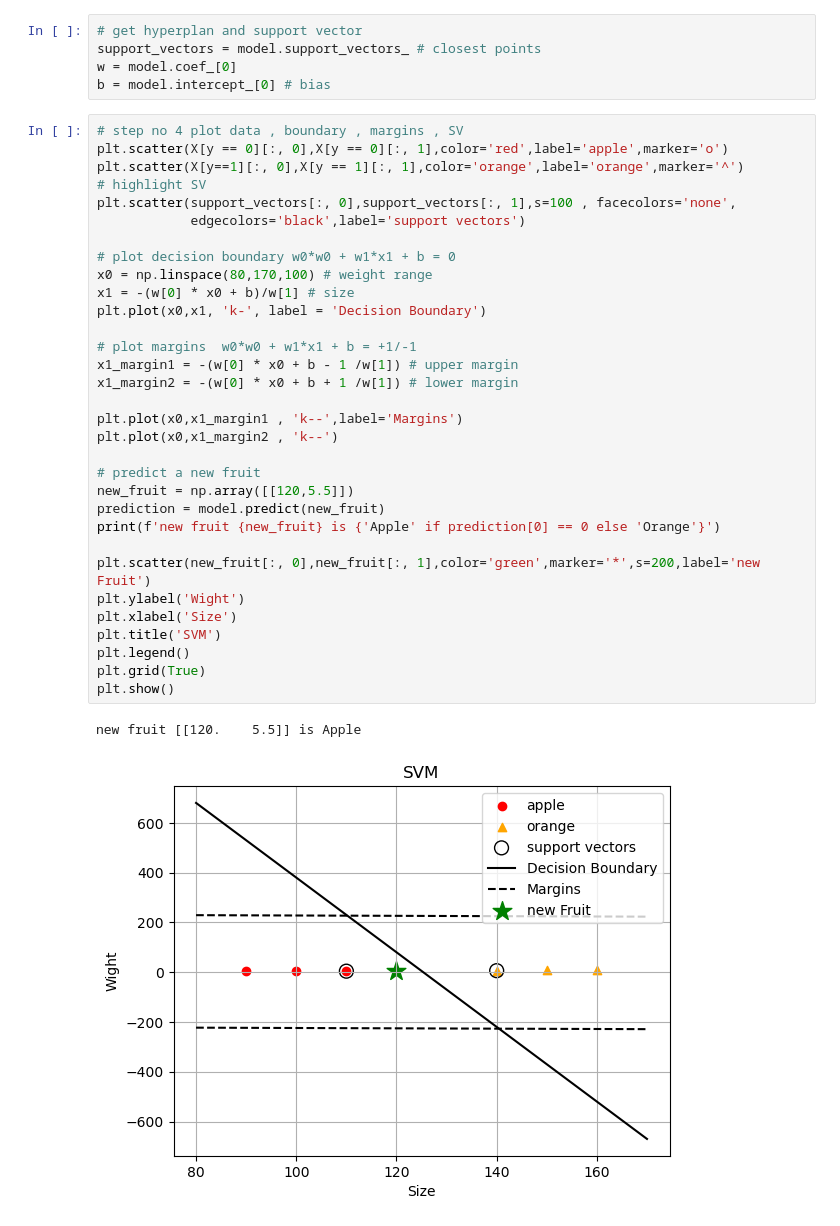
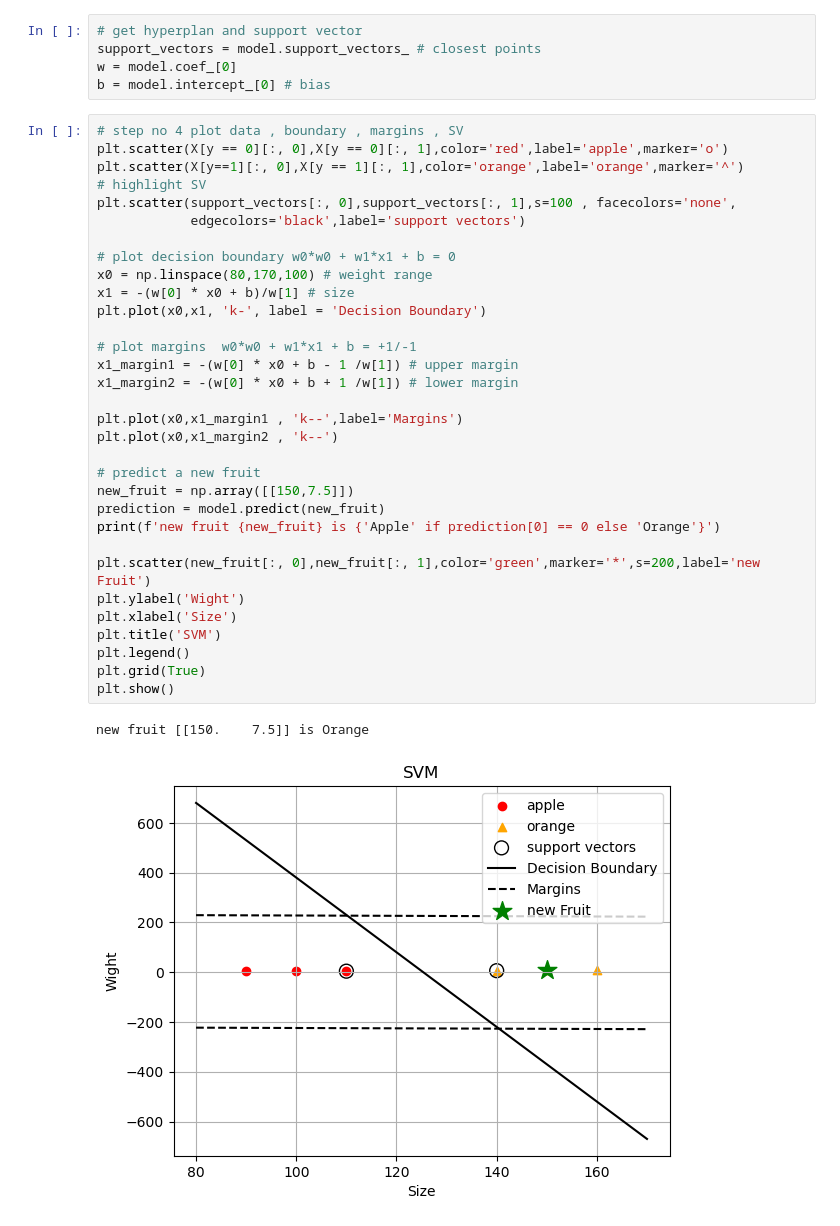
Before and after one commit to Pankaj-Str/Complete-Python-Mastery, a Jupyter notebook: 00 Examples/lecture08/Sep 08 2025/SVM_Example01.ipynb, the cells around one changed output. Saved outputs shown, nothing was run; the diff lists cells and outputs as text.

```diff
--- a/00 Examples/lecture08/Sep 08 2025/SVM_Example01.ipynb
+++ b/00 Examples/lecture08/Sep 08 2025/SVM_Example01.ipynb
@@ -30,33 +30,33 @@ b = model.intercept_[0] # bias
 plt.scatter(X[y == 0][:, 0],X[y == 0][:, 1],color='red',label='apple',marker='o')
 plt.scatter(X[y==1][:, 0],X[y == 1][:, 1],color='orange',label='orange',marker='^')
 # highlight SV
 plt.scatter(support_vectors[:, 0],support_vectors[:, 1],s=100 , facecolors='none',
             edgecolors='black',label='support vectors')
 
 # plot decision boundary w0*w0 + w1*x1 + b = 0
 x0 = np.linspace(80,170,100) # weight range
 x1 = -(w[0] * x0 + b)/w[1] # size
 plt.plot(x0,x1, 'k-', label = 'Decision Boundary')
 
 # plot margins  w0*w0 + w1*x1 + b = +1/-1
 x1_margin1 = -(w[0] * x0 + b - 1 /w[1]) # upper margin
 x1_margin2 = -(w[0] * x0 + b + 1 /w[1]) # lower margin
 
 plt.plot(x0,x1_margin1 , 'k--',label='Margins')
 plt.plot(x0,x1_margin2 , 'k--')
 
 # predict a new fruit
-new_fruit = np.array([[120,5.5]])
+new_fruit = np.array([[150,7.5]])
 prediction = model.predict(new_fruit)
 print(f'new fruit {new_fruit} is {'Apple' if prediction[0] == 0 else 'Orange'}')
 
 plt.scatter(new_fruit[:, 0],new_fruit[:, 1],color='green',marker='*',s=200,label='new Fruit')
 plt.ylabel('Wight')
 plt.xlabel('Size')
 plt.title('SVM')
 plt.legend()
 plt.grid(True)
 plt.show()
 # %% [output]
-new fruit [[120.    5.5]] is Apple
+new fruit [[150.    7.5]] is Orange
-[figure, old version]
+[figure, new version]
```
Also changed, not shown: 2 other files.
